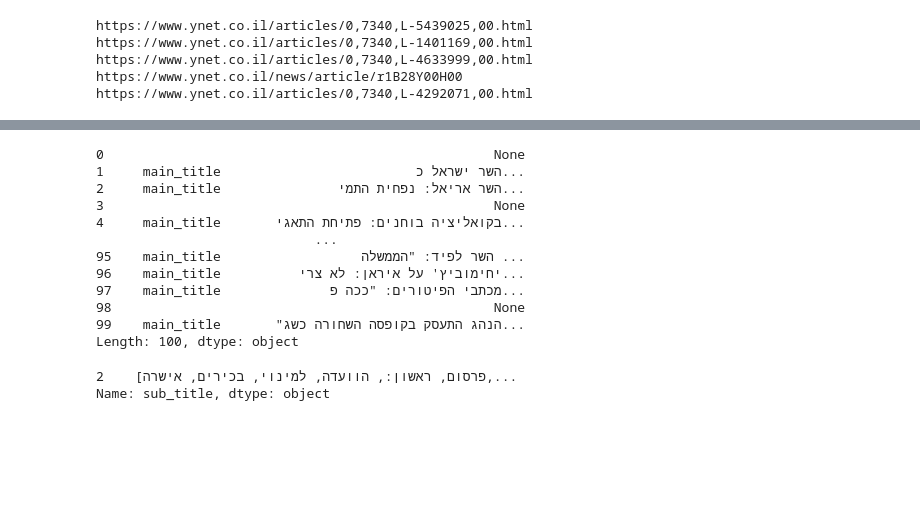
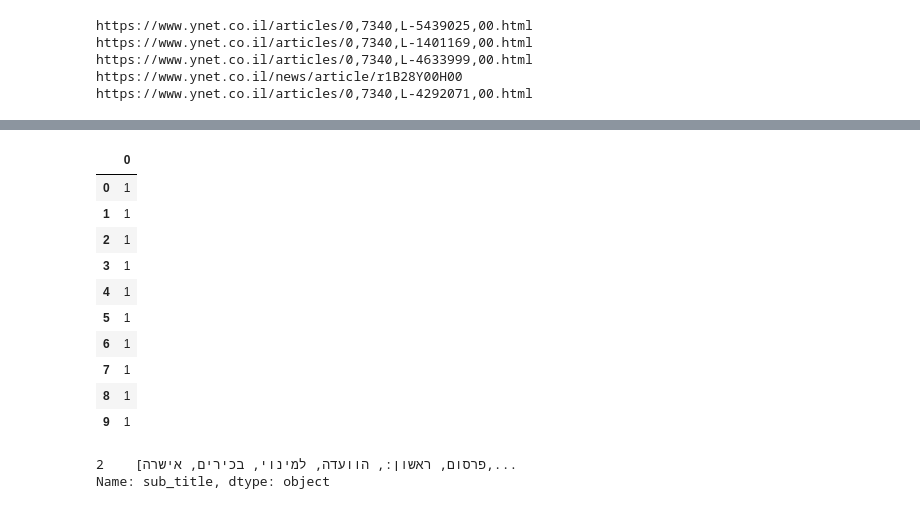
Before and after one commit to AlonWolfi/ynet-summarizer, a Jupyter notebook: src/EDA.ipynb, the cells around one changed output, grey strips where cells are left out. Cells and saved outputs as stored; diff of their text form; code cells hidden in the pictures; blank space fills up the shorter version.

```diff
--- a/src/EDA.ipynb
+++ b/src/EDA.ipynb
@@ -45,44 +58,13 @@ https://www.ynet.co.il/articles/0,7340,L-1401169,00.html
 https://www.ynet.co.il/articles/0,7340,L-4633999,00.html
 https://www.ynet.co.il/news/article/r1B28Y00H00
 https://www.ynet.co.il/articles/0,7340,L-4292071,00.html
-# %%
-def get_article(article_url: str):
-    try:
-        print(article_url)
-        if article_url.startswith('https'):
-            article_url = article_url.replace('https', 'http')
-        html = bs4.BeautifulSoup(requests.post(article_url, timeout=(100.05, 1000)).content)
-        ld_json = html.find_all(attrs={'type' : 'application/ld+json'})[0]
-        ld_json = json.loads([l for l in ld_json.children][0])
-        main_title = ld_json['headline']
-        sub_title = ld_json['description']
-        content = ld_json['articleBody']
-
-        # main_title = html.find_all(attrs={'class' : 'mainTitle'})[0].text.strip('"')
-        # sub_title = html.find_all(attrs={'class' : 'subTitle'})[0].text.strip('"')
-        # content = html.find_all(attrs={'class' : 'public-DraftEditor-content'})[0].text.strip('"')
-        return pd.Series({
-            'main_title' : main_title,
-            'sub_title' : sub_title,
-            'content' : content
-        })
-    except:
-        print(f'{article_url} failed')
-        return None
-# %%
-from multiprocessing import Pool
-
-def multiprocess(l, f, n_jobs = -1, as_series: bool = False):
-    with Pool(n_jobs) as p:
-        output = p.map(f, l)
-    if as_series:
-        return pd.Series(output)
-    else:
-        return output
 # %%
-N_ARTICLES = 100
+from data_extraction.article_scraper import get_article
+from utils.utils import multiprocess
+N_ARTICLES = 10000
+urls = np.random.choice(article_urls, N_ARTICLES)
 data = pd.DataFrame(multiprocess(
-    np.random.choice(articles_urls, N_ARTICLES),
+    urls,
     get_article,
     n_jobs = 5
 ))
@@ -102,18 +85,19 @@ KeyboardInterrupt: ignored
+# %%
+data[0] = 1
 # %%
-data
+data.dropna(axis=0)
 # %% [output]
-0                                                  None
-1     main_title                         השר ישראל כ...
-2     main_title               השר אריאל: נפחית התמי...
-3                                                  None
-4     main_title       בקואליציה בוחנים: פתיחת התאגי...
-                            ...
-95    main_title                  השר לפיד: "הממשלה ...
-96    main_title          יחימוביץ' על איראן: לא צרי...
-97    main_title              מכתבי הפיטורים: "ככה פ...
-98                                                 None
-99    main_title       "הנהג התעסק בקופסה השחורה כשג...
-Length: 100, dtype: object
+|  | 0 |
+| 0 | 1 |
+| 1 | 1 |
+| 2 | 1 |
+| 3 | 1 |
+| 4 | 1 |
+| 5 | 1 |
+| 6 | 1 |
+| 7 | 1 |
+| 8 | 1 |
+| 9 | 1 |
 # %%
 content = data['sub_title']
 titles = data['main_title']
```
Also changed, not shown: parts of 4 cells of this notebook, 21 other files.
